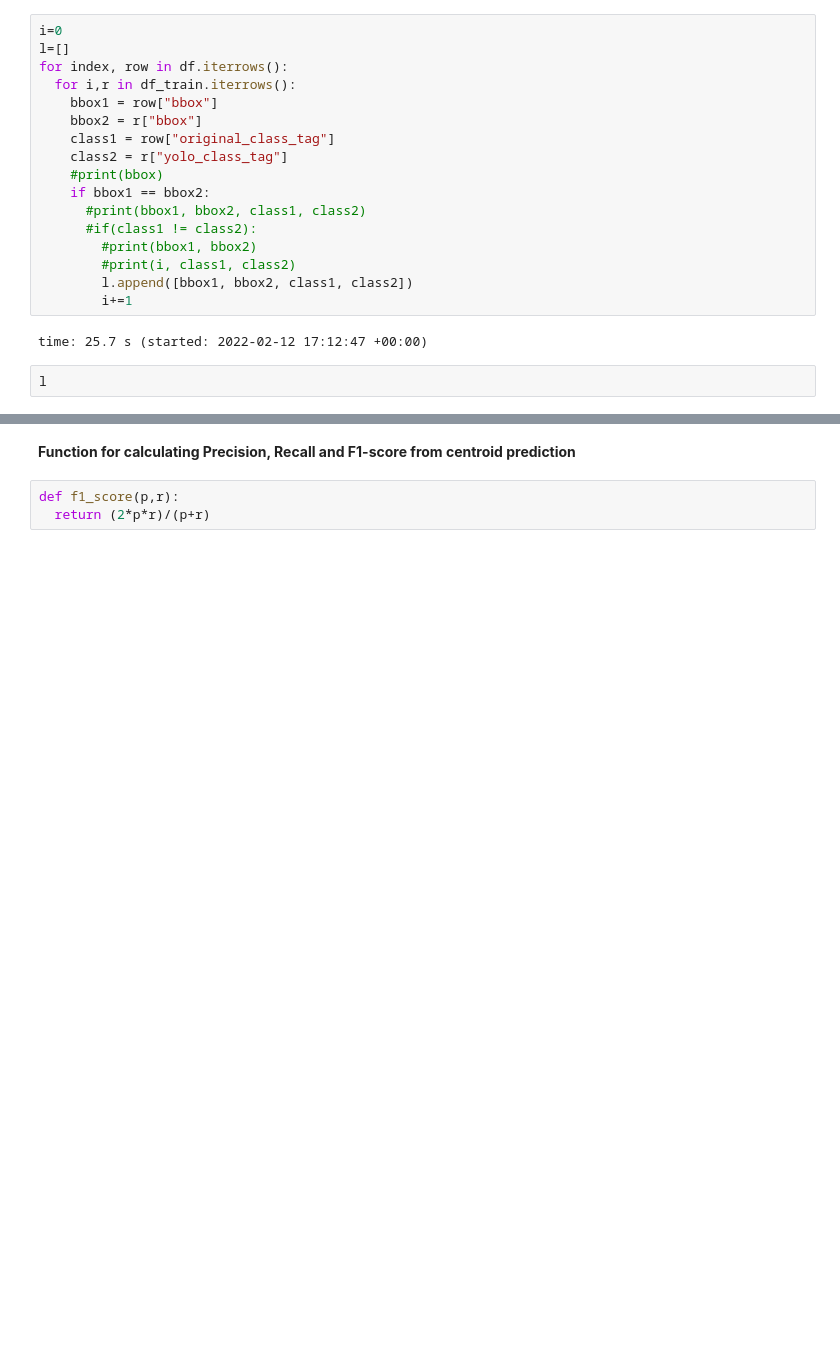
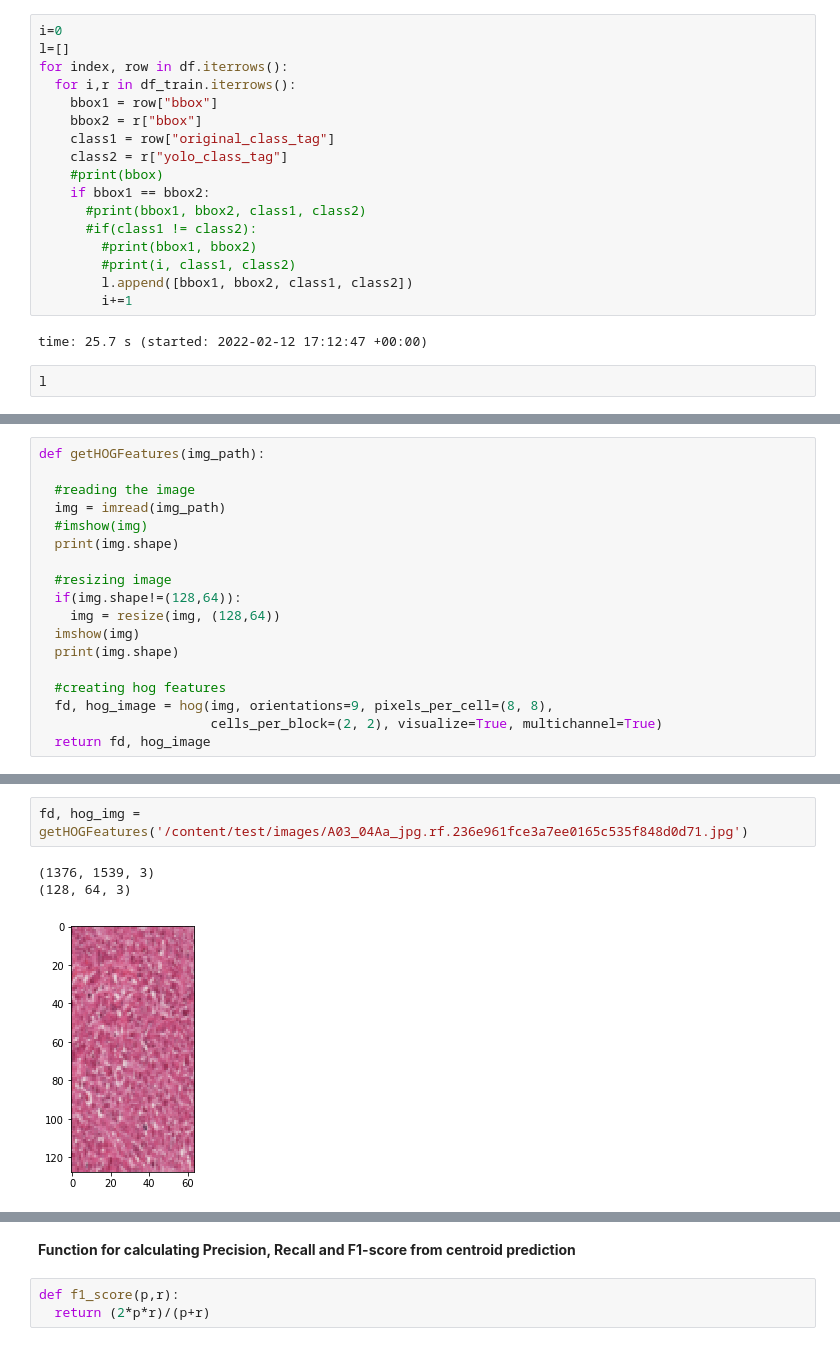
Before and after one commit to akp3210/Mitosis-Detection-, a Jupyter notebook: Mitosis_Det_YOLOv5.ipynb, the cells around one changed output, grey strips where cells are left out. Drawn from its saved outputs; the diff is of its cells as text; blank space fills up the shorter version.

```diff
--- a/Mitosis_Det_YOLOv5.ipynb
+++ b/Mitosis_Det_YOLOv5.ipynb
@@ -1490,0 +1503,18 @@ l
+# %%
+def getHOGFeatures(img_path):
+
+  #reading the image
+  img = imread(img_path)
+  #imshow(img)
+  print(img.shape)
+
+  #resizing image
+  if(img.shape!=(128,64)):
+    img = resize(img, (128,64))
+  imshow(img)
+  print(img.shape)
+
+  #creating hog features
+  fd, hog_image = hog(img, orientations=9, pixels_per_cell=(8, 8),
+                      cells_per_block=(2, 2), visualize=True, multichannel=True)
+  return fd, hog_image
@@ -1490,0 +1523,6 @@ l
+# %%
+fd, hog_img = getHOGFeatures('/content/test/images/A03_04Aa_jpg.rf.236e961fce3a7ee0165c535f848d0d71.jpg')
+# %% [output]
+(1376, 1539, 3)
+(128, 64, 3)
+[figure, added]
```
Also changed, not shown: parts of 14 cells of this notebook.
